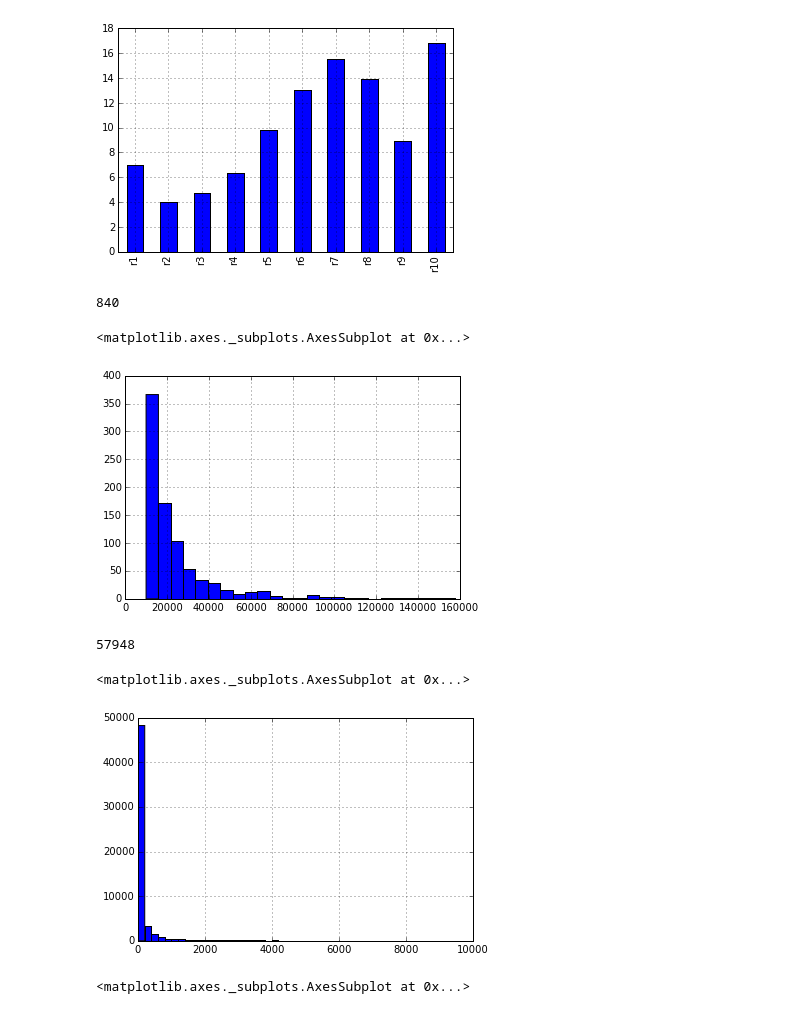
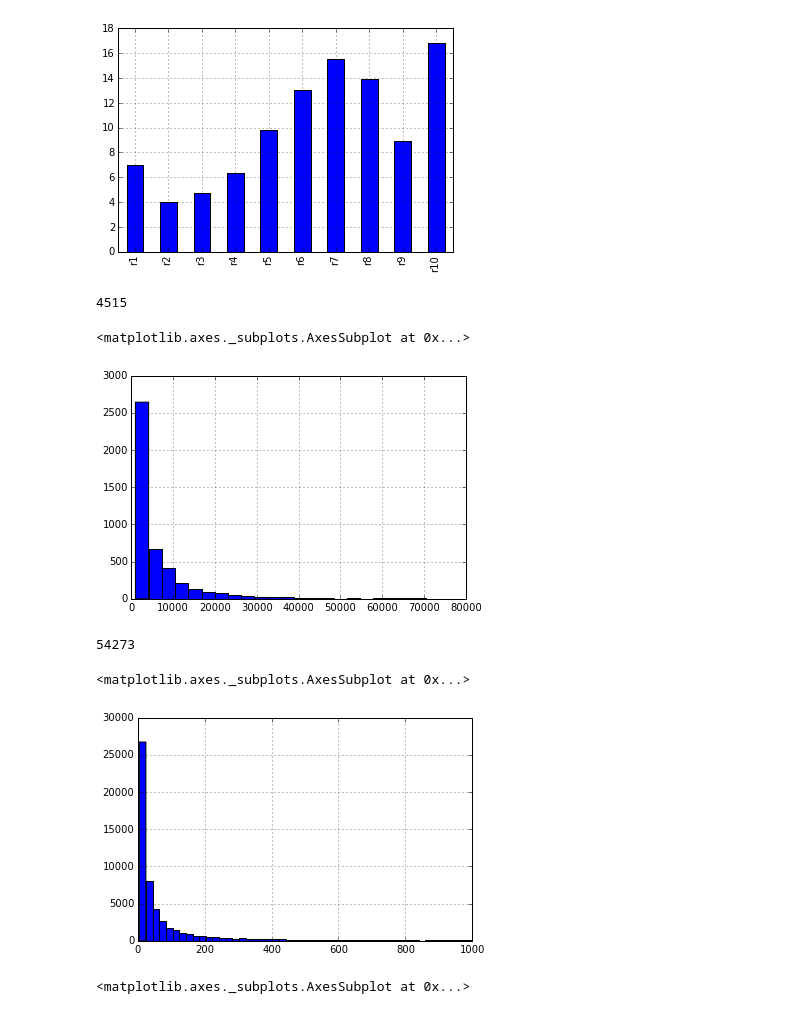
Before and after one commit to michaelmoliterno/utilities, a Jupyter notebook: movie_analysis.ipynb, the cells around one changed output. Saved outputs shown, nothing was run; the diff lists cells and outputs as text; code cells hidden in the pictures.

```diff
--- a/movie_analysis.ipynb
+++ b/movie_analysis.ipynb
@@ -40,21 +40,21 @@ movies_df[['r1','r2','r3','r4','r5','r6','r7','r8','r9','r10']].mean().plot(kind
 <matplotlib.axes._subplots.AxesSubplot at 0x...>
 [figure]
 # %%
-movies_df_gt_10k_votes = movies_df[movies_df.votes >= 10000]
-print len(movies_df_gt_10k_votes)
-movies_df_gt_10k_votes.votes.hist(bins=25)
+movies_df_gt_1k_votes = movies_df[movies_df.votes >= 1000]
+print len(movies_df_gt_1k_votes)
+movies_df_gt_1k_votes.votes.hist(bins=25,range=[1000,80000])
 # %% [output]
-840
+4515
 <matplotlib.axes._subplots.AxesSubplot at 0x...>
-[figure, old version]
+[figure, new version]
 # %%
-movies_df_lt_10k_votes = movies_df[movies_df.votes < 10000]
-print len(movies_df_lt_10k_votes)
-movies_df_lt_10k_votes.votes.hist(bins=50)
+movies_df_lt_1k_votes = movies_df[movies_df.votes < 1000]
+print len(movies_df_lt_1k_votes)
+movies_df_lt_1k_votes.votes.hist(bins=50)
 # %% [output]
-57948
+54273
 <matplotlib.axes._subplots.AxesSubplot at 0x...>
-[figure, old version]
+[figure, new version]
 # %%
 movies_df.budget.hist(bins=20,range = [0,1.5*10**8])
 # %% [output]
```
Also changed, not shown: parts of 18 cells of this notebook.
